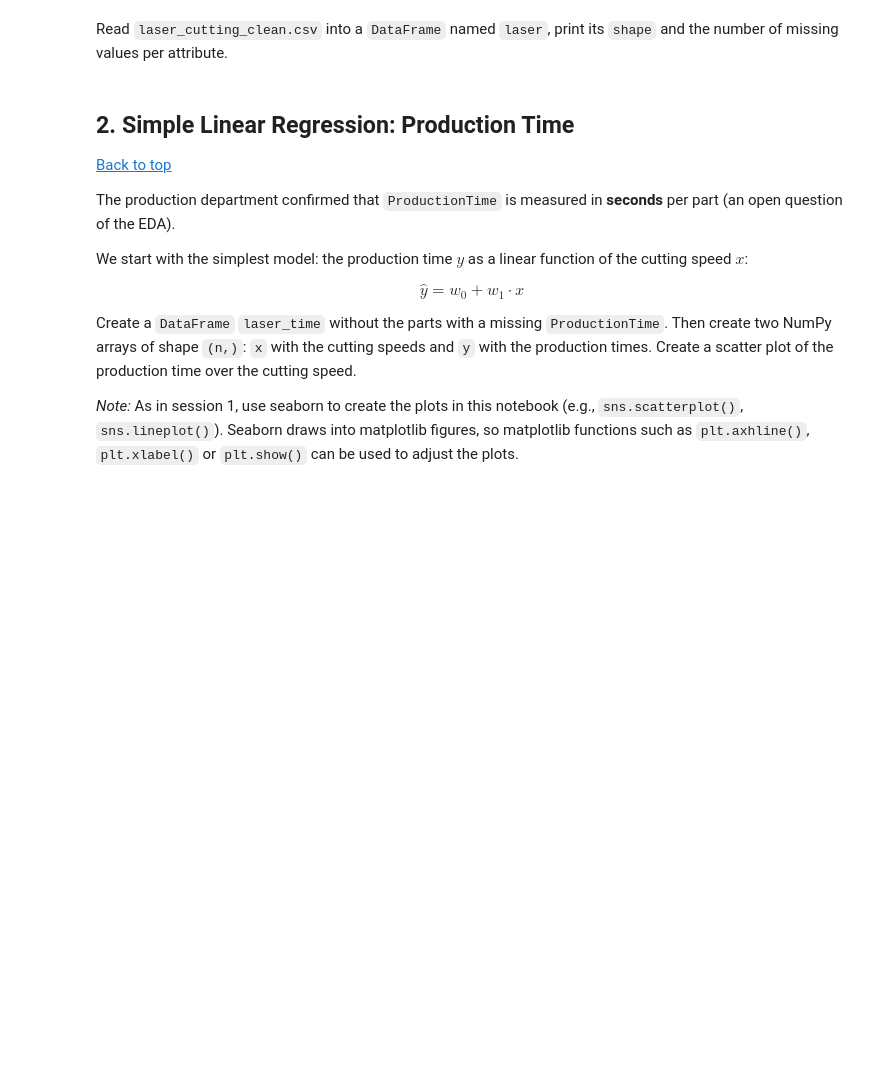
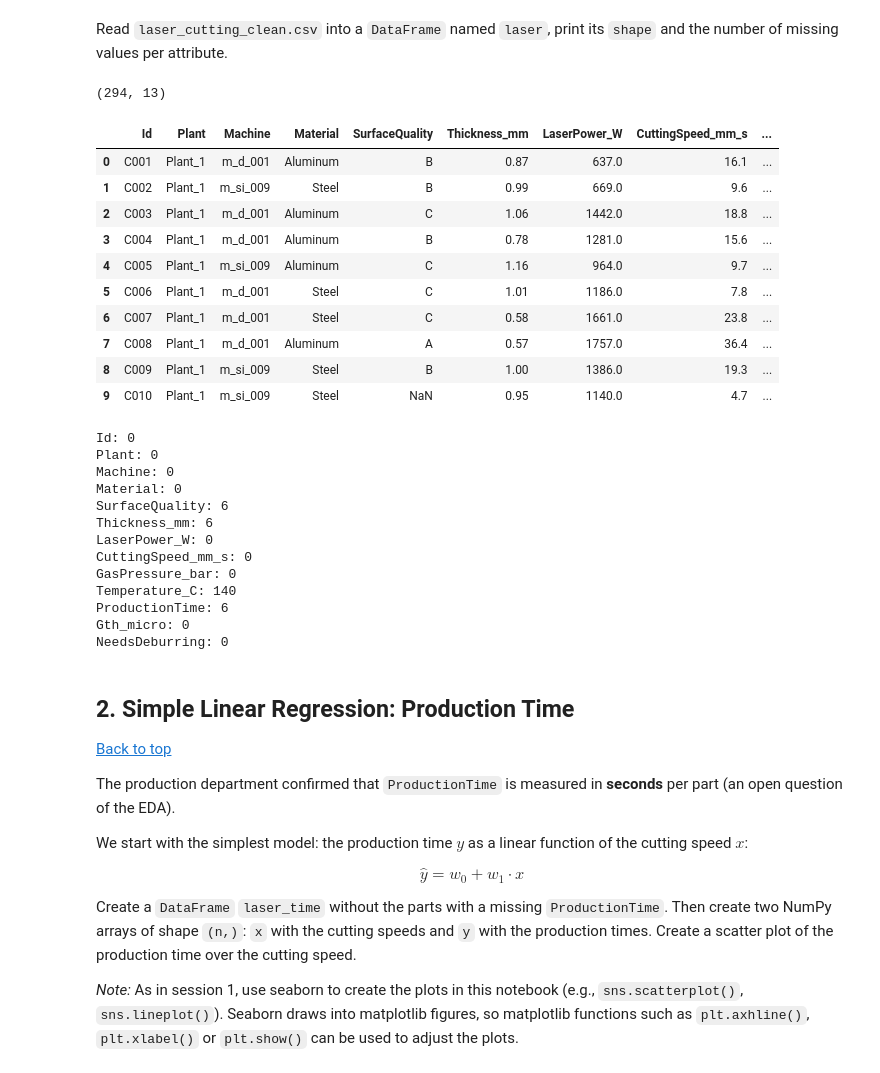
Before and after one commit to Nanof5/DSF4E, a Jupyter notebook: 2_Modelling_solutions/2_Modelling/2_exercises/01_linear_regression_laser.ipynb, the cells around one changed output. Cells and saved outputs as stored; diff of their text form; code cells hidden in the pictures; blank space fills up the shorter version.

```diff
--- a/2_Modelling_solutions/2_Modelling/2_exercises/01_linear_regression_laser.ipynb
+++ b/2_Modelling_solutions/2_Modelling/2_exercises/01_linear_regression_laser.ipynb
@@ -56,3 +70,37 @@ Read ``laser_cutting_clean.csv`` into a ``DataFrame`` named ``laser``, print its
+# %%
+### YOUR SOLUTION HERE
+laser = pd.read_csv('../4_data/laser_cutting_clean.csv')
+print(laser.shape)
+display(laser.head(10))
+for col in laser.columns:
+    print(f"{col}: {laser[col].isnull().sum()}")
+### END OF SOLUTION
+# %% [output]
+(294, 13)
+|  | Id | Plant | Machine | Material | SurfaceQuality | Thickness_mm | LaserPower_W | CuttingSpeed_mm_s | ... |
+| 0 | C001 | Plant_1 | m_d_001 | Aluminum | B | 0.87 | 637.0 | 16.1 | ... |
+| 1 | C002 | Plant_1 | m_si_009 | Steel | B | 0.99 | 669.0 | 9.6 | ... |
+| 2 | C003 | Plant_1 | m_d_001 | Aluminum | C | 1.06 | 1442.0 | 18.8 | ... |
+| 3 | C004 | Plant_1 | m_d_001 | Aluminum | B | 0.78 | 1281.0 | 15.6 | ... |
+| 4 | C005 | Plant_1 | m_si_009 | Aluminum | C | 1.16 | 964.0 | 9.7 | ... |
+| 5 | C006 | Plant_1 | m_d_001 | Steel | C | 1.01 | 1186.0 | 7.8 | ... |
+| 6 | C007 | Plant_1 | m_d_001 | Steel | C | 0.58 | 1661.0 | 23.8 | ... |
+| 7 | C008 | Plant_1 | m_d_001 | Aluminum | A | 0.57 | 1757.0 | 36.4 | ... |
+| 8 | C009 | Plant_1 | m_si_009 | Steel | B | 1.00 | 1386.0 | 19.3 | ... |
+| 9 | C010 | Plant_1 | m_si_009 | Steel | NaN | 0.95 | 1140.0 | 4.7 | ... |
+Id: 0
+Plant: 0
+Machine: 0
+Material: 0
+SurfaceQuality: 6
+Thickness_mm: 6
+LaserPower_W: 0
+CuttingSpeed_mm_s: 0
+GasPressure_bar: 0
+Temperature_C: 140
+ProductionTime: 6
+Gth_micro: 0
+NeedsDeburring: 0
 # %% [markdown]
 ## 2. Simple Linear Regression: Production Time <a id="2-simple-linear-regression"></a>
 
```
Also changed, not shown: parts of 4 cells of this notebook, 2 other files.
